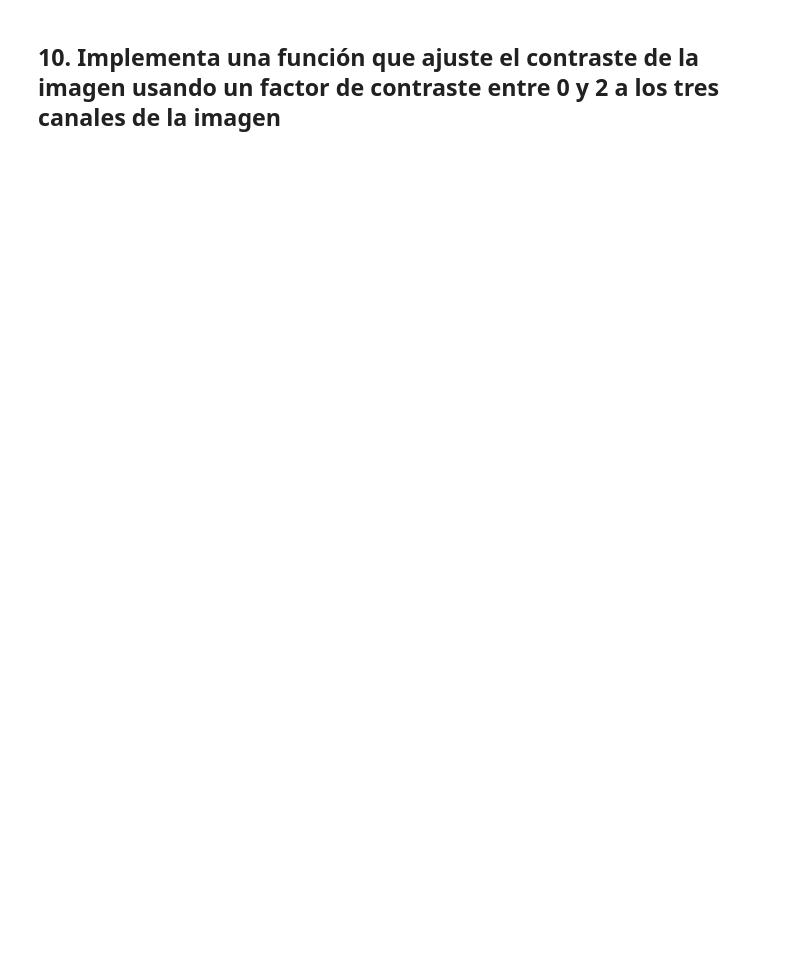
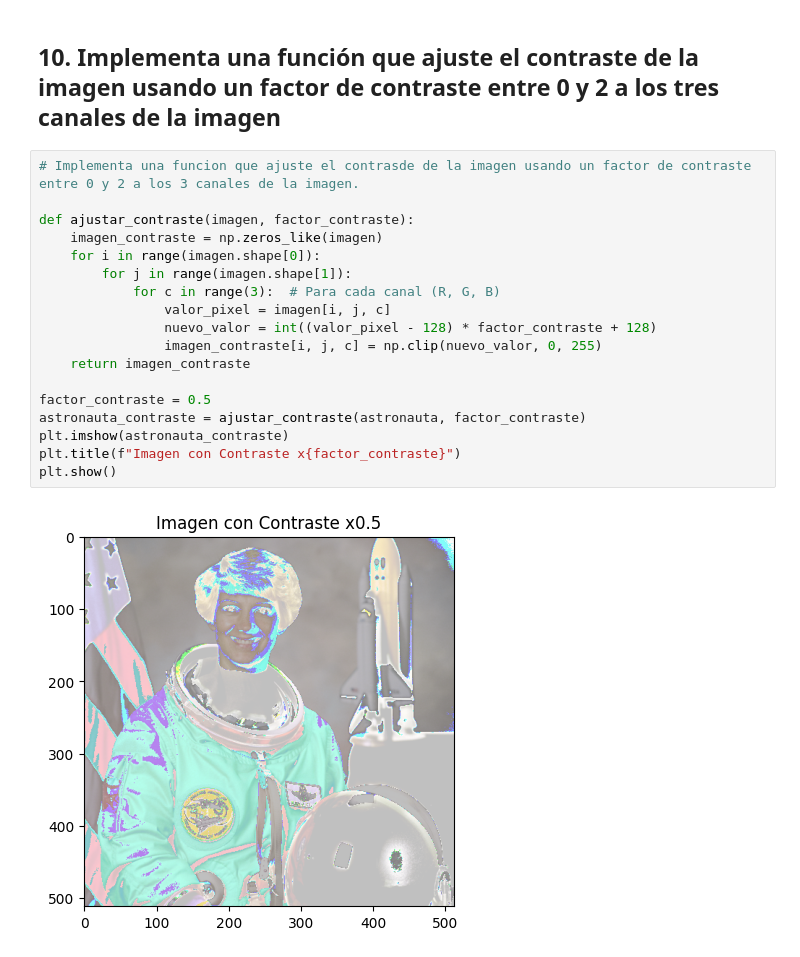
Before and after one commit to Alvariill0/IA-Y-BIG-DATA-ALVARO, a Jupyter notebook: PIA/Numpy/Ejercicios 7 - Plantilla.ipynb, the cells around one changed output. Drawn from its saved outputs; the diff is of its cells as text; blank space fills up the shorter version.

```diff
--- a/PIA/Numpy/Ejercicios 7 - Plantilla.ipynb
+++ b/PIA/Numpy/Ejercicios 7 - Plantilla.ipynb
@@ -191,2 +228,22 @@ plt.show()
 # %% [markdown]
 ## 10. Implementa una función que ajuste el contraste de la imagen usando un factor de contraste entre 0 y 2 a los tres canales de la imagen
+# %%
+# Implementa una funcion que ajuste el contrasde de la imagen usando un factor de contraste entre 0 y 2 a los 3 canales de la imagen.
+
+def ajustar_contraste(imagen, factor_contraste):
+    imagen_contraste = np.zeros_like(imagen)
+    for i in range(imagen.shape[0]):
+        for j in range(imagen.shape[1]):
+            for c in range(3):  # Para cada canal (R, G, B)
+                valor_pixel = imagen[i, j, c]
+                nuevo_valor = int((valor_pixel - 128) * factor_contraste + 128)
+                imagen_contraste[i, j, c] = np.clip(nuevo_valor, 0, 255)
+    return imagen_contraste
+
+factor_contraste = 0.5
+astronauta_contraste = ajustar_contraste(astronauta, factor_contraste)
+plt.imshow(astronauta_contraste)
+plt.title(f"Imagen con Contraste x{factor_contraste}")
+plt.show()
+# %% [output]
+[figure, added]
```
Also changed, not shown: parts of 6 cells of this notebook.
